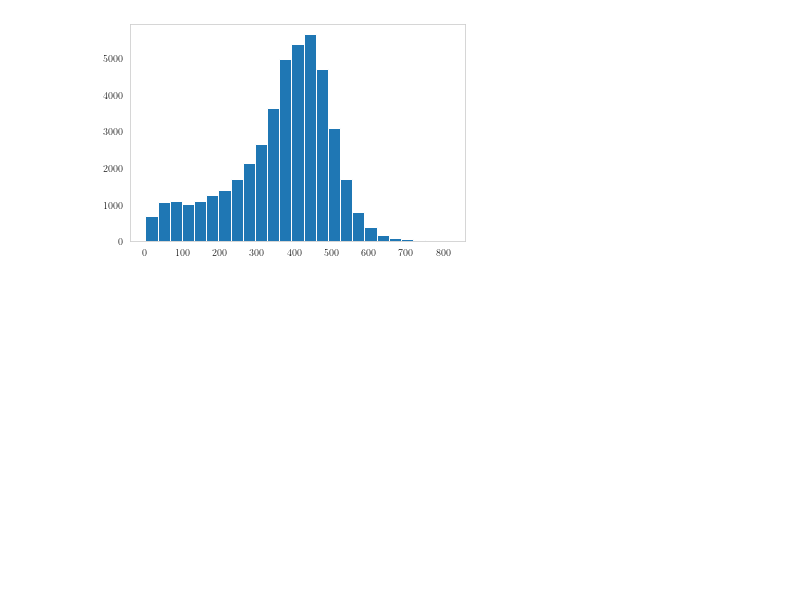
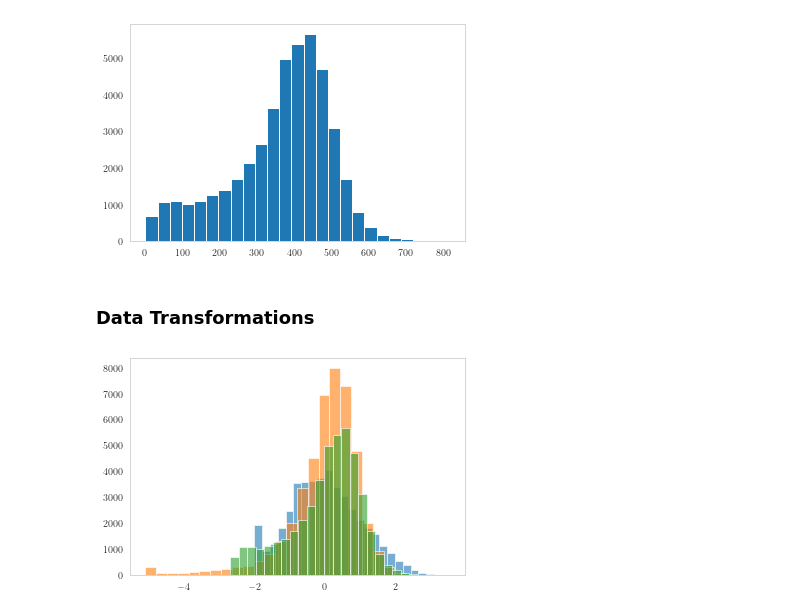
Before and after one commit to unique-subedi/microenvironment-microarrays, a Jupyter notebook: 604_project1_yash.ipynb, the cells around one changed output. Saved outputs shown, nothing was run; the diff lists cells and outputs as text; code cells hidden in the pictures; blank space fills up the shorter version.

```diff
--- a/604_project1_yash.ipynb
+++ b/604_project1_yash.ipynb
@@ -29,12 +29,14 @@ key_properties_to_cols = {
     "nuclear_area": "Nuclei_CP_AreaShape_Area",
 }
 
-property_to_min_max = {}
-for key_property in key_properties_to_cols:
-    col_name = key_properties_to_cols[key_property]
+def populate_property_minmax(col_name):
     min_prop = np.min([np.min([plates[plate_name][col_name].min() for plate_name in staining_set]) for staining_set in staining_sets])
     max_prop = np.max([np.max([plates[plate_name][col_name].max() for plate_name in staining_set]) for staining_set in staining_sets])
     property_to_min_max[col_name] = (min_prop, max_prop)
+
+property_to_min_max = {}
+for key_property in key_properties_to_cols:
+    populate_property_minmax(key_properties_to_cols[key_property])
 # %% [markdown]
 ### Basic Data Visualization
 We now do basic visualization of the data in the well structure it was collected in. Partitions are drawn for the wells within a given plate. Some observations are revealed through that and visualizing distributions. One is that supposedly equivalent plates across staining sets are *not* distributed evenly in terms of absolute cell counts: we normalize the data, therefore, before doing analysis (later section).
@@ -101,3 +103,22 @@ for staining_set in staining_sets:
 [figure]
 [figure]
 [figure]
+# %% [markdown]
+### Data Transformations
+# %%
+for staining_set in staining_sets:
+    staining_set_counts = [plates[plate_name][key_properties_to_cols["count"]] for plate_name in staining_set]
+    full_counts = np.concatenate(staining_set_counts)
+    full_mean = np.mean(full_counts)
+    full_std = np.std(full_counts)
+
+    for plate_name in staining_set:
+        plates[plate_name]["std_count"] = (plates[plate_name][key_properties_to_cols["count"]] - full_mean) / full_std
+populate_property_minmax("std_count")
+# %%
+for staining_set in staining_sets:
+    staining_set_counts = [plates[plate_name]["std_count"] for plate_name in staining_set]
+    full_counts = np.concatenate(staining_set_counts)
+    plt.hist(full_counts, bins=25, alpha=0.6)
+# %% [output]
+[figure, added]
```
Also changed, not shown: parts of 1 cell of this notebook.
